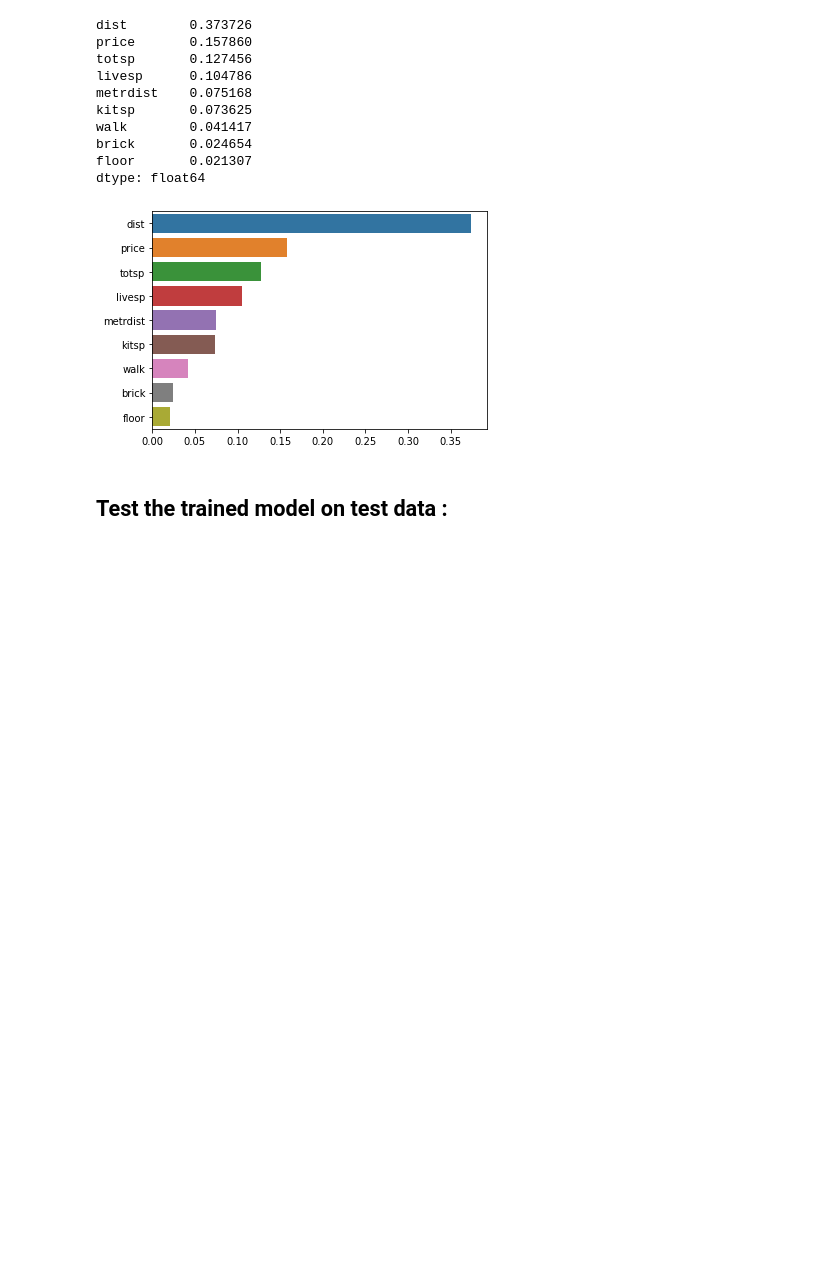
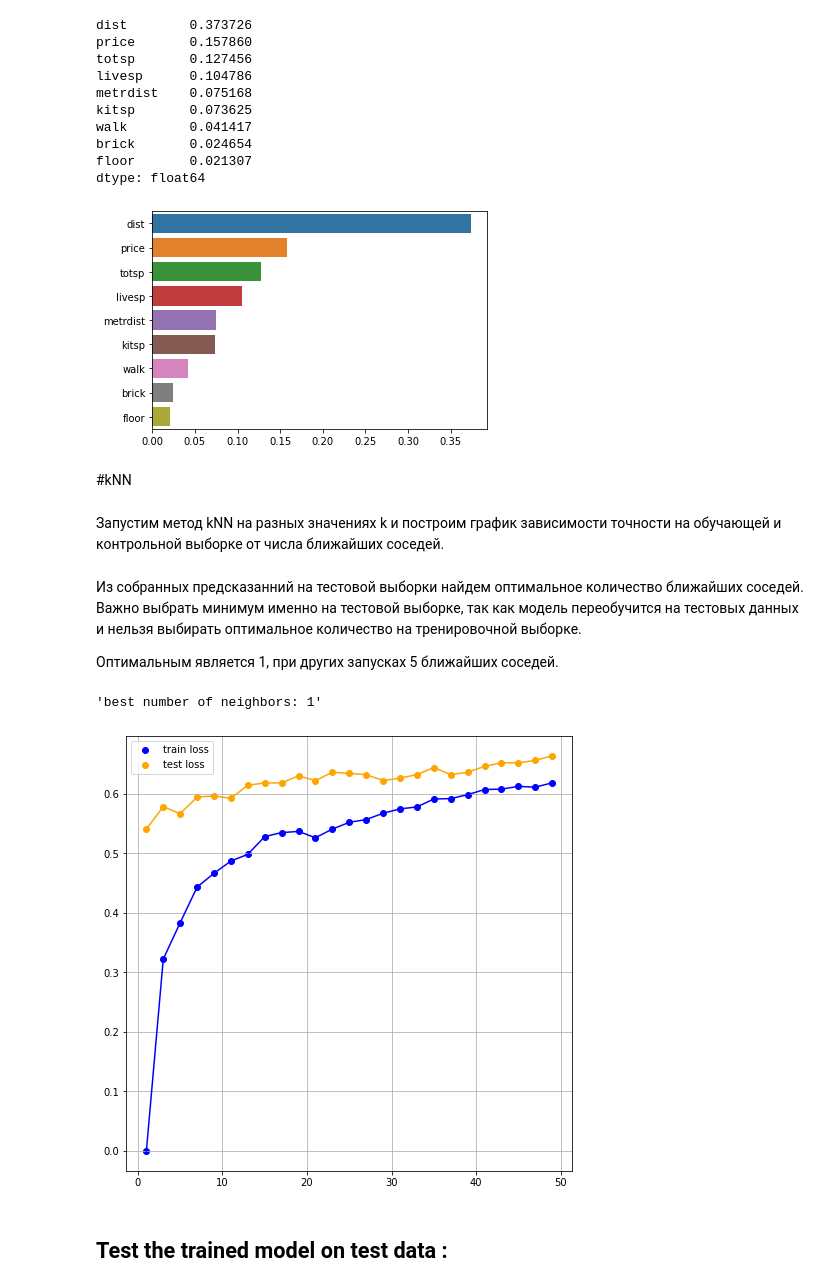
Before and after one commit to EvaKolosova/MachineLearningCourse, a Jupyter notebook: PriceOfFlatsInMoscow.ipynb, the cells around one changed output. Cells and saved outputs as stored; diff of their text form; code cells hidden in the pictures; blank space fills up the shorter version.

```diff
--- a/PriceOfFlatsInMoscow.ipynb
+++ b/PriceOfFlatsInMoscow.ipynb
@@ -487,3 +487,7 @@ sns.barplot(y=importances.index, x=importances, orient="h")
 pass
 # %% [output]
 [figure]
+# %% [markdown]
+#kNN
+# %% [markdown]
+Запустим метод kNN на разных значениях k и построим график зависимости точности на обучающей и контрольной выборке от числа ближайших соседей.
@@ -490,3 +513,29 @@ pass
+# %% [markdown]
+Из собранных предсказанний на тестовой выборки найдем оптимальное количество ближайших соседей. Важно выбрать минимум именно на тестовой выборке, так как модель переобучится на тестовых данных и нельзя выбирать оптимальное количество на тренировочной выборке.
+
+Оптимальным является 1, при других запусках 5 ближайших соседей.
+# %%
+plt.rcParams['figure.figsize'] = (8, 8)
+
+res_train = []
+res_test = []
+
+for i in range(len(iter_)):
+    res_train.append(np.mean(y_train != y_train_pred[i]))
+    res_test.append(np.mean(y_test != y_test_pred[i]))
+
+plt.scatter(list(iter_)[::-1], res_train[::-1], color='blue', label='train loss')
+plt.scatter(list(iter_)[::-1], res_test[::-1], color='orange', label='test loss')
+
+plt.plot(list(iter_)[::-1], res_train[::-1], color='blue')
+plt.plot(list(iter_)[::-1], res_test[::-1], color='orange')
+
+plt.grid()
+plt.legend()
+f"best number of neighbors: {np.argmin(res_test)*2 + 1}"
+# %% [output]
+'best number of neighbors: 1'
+[figure, added]
 # %% [markdown]
 ## Test the trained model on test data :
 # %%
```
Also changed, not shown: parts of 7 cells of this notebook.
